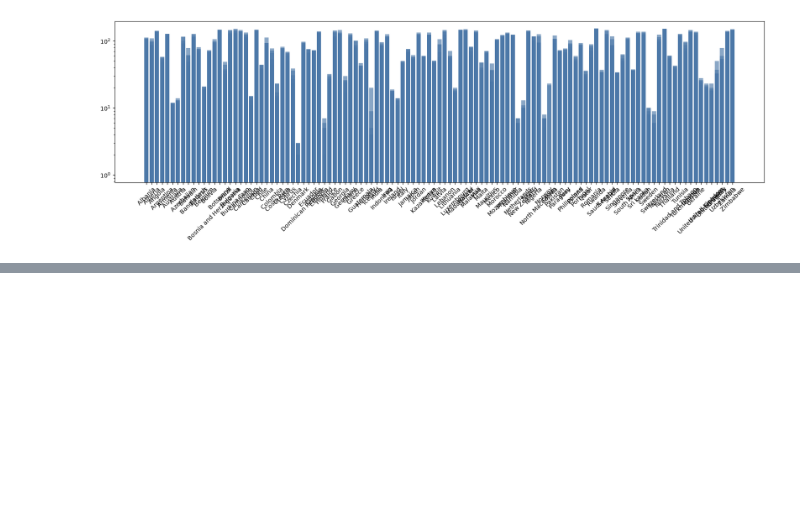
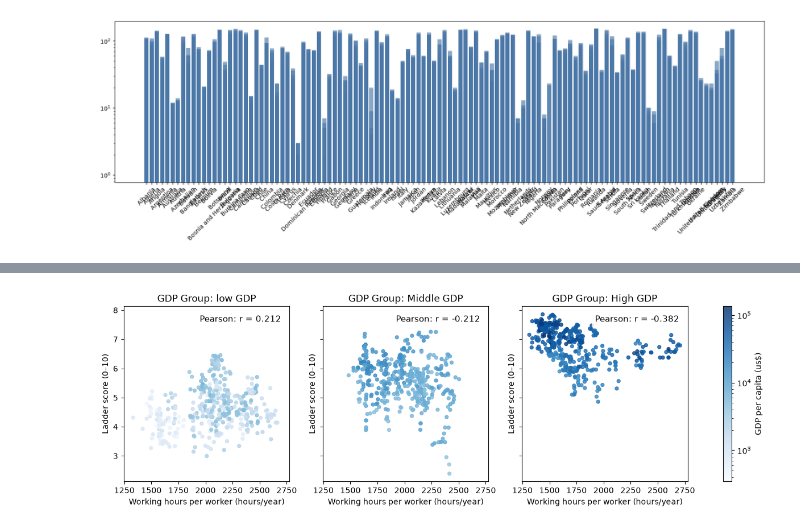
Before and after one commit to rgtd-faustino/Data-Visualization, a Jupyter notebook: main.ipynb, the cells around one changed output, grey strips where cells are left out. Drawn from its saved outputs; the diff is of its cells as text; code cells hidden in the pictures; blank space fills up the shorter version.

```diff
--- a/main.ipynb
+++ b/main.ipynb
@@ -368,0 +464,17 @@ plt.show()
+# %%
+# Pearson's correlation coefficient is a statistical measure used to evaluate the strength and direction of the linear relationship between two quantitative variables
+# in this case, working hours and happiness score
+# the coefficient's value always ranges between -1 and 1
+# if it's 1, when one variable increases, the other increases in the exact same proportion
+# if it's -1, when one variable increases, the other decreases in the exact same proportion
+# and if it's 0, it means there is no linear correlation
+
+# here we make the correlations for our global dataset between the working hours and the ladder score of happiness
+r_all = valid_data_Q3["Working hours per worker"].corr(valid_data_Q3["Ladder score"])
+
+# and here we make the correlation for each individual GDP group
+correlation_of_each_group = valid_data_Q3.groupby("GDP_group",observed=True).apply(
+    lambda group: group["Working hours per worker"].corr(group["Ladder score"])
+)
+print(f"All countries: {r_all:.3f}")
+print(correlation_of_each_group)
@@ -368,0 +529,42 @@ plt.show()
+# %%
+fig, axes = plt.subplots(1, 3, figsize=(16, 4), sharex=True, sharey=True)
+
+group_order = ["low GDP","Middle GDP", "High GDP"]
+for ax, group_name in zip(axes, group_order):
+
+    group_data = valid_data_Q3[valid_data_Q3["GDP_group"] == group_name]
+    marks = ax.scatter(
+    data=group_data,
+    x="Working hours per worker",
+    y="Ladder score",
+    c=group_data["gdp_per_capita"],
+    cmap="Blues",
+    # vmin=gdp_min,
+    # vmax=gdp_max,
+    norm=LogNorm(
+        vmin=valid_data_Q3["gdp_per_capita"].min(),
+        vmax=valid_data_Q3["gdp_per_capita"].max()
+    ),
+    s=18,
+    alpha=0.8,
+    )
+    r = correlation_of_each_group[group_name]
+    ax.set_title(f"GDP Group: {group_name}")
+    ax.set_xlabel("Working hours per worker (hours/year)")
+    ax.set_ylabel("Ladder score (0–10)")
+
+    ax.text(
+        0.95, 0.95,
+        f"Pearson: r = {r:.3f}",
+        transform=ax.transAxes,
+        fontsize=11,
+        va="top",
+        ha="right",
+        bbox=dict(facecolor="white", alpha=0.8, edgecolor="none")
+    )
+fig.colorbar(marks, ax=axes, label="GDP per capita (us$)")
+
+
+plt.show()
+# %% [output]
+[figure, added]
```
Also changed, not shown: parts of 20 cells of this notebook.
